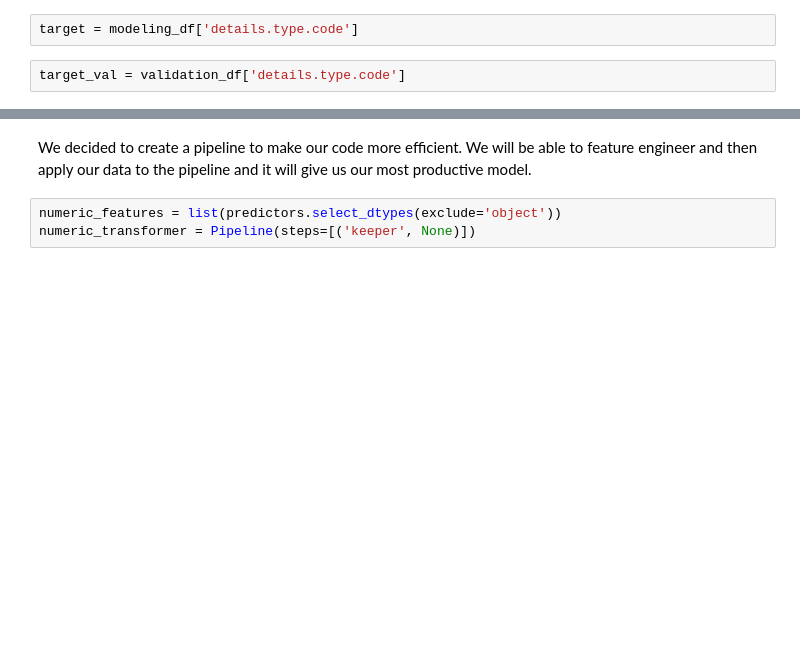
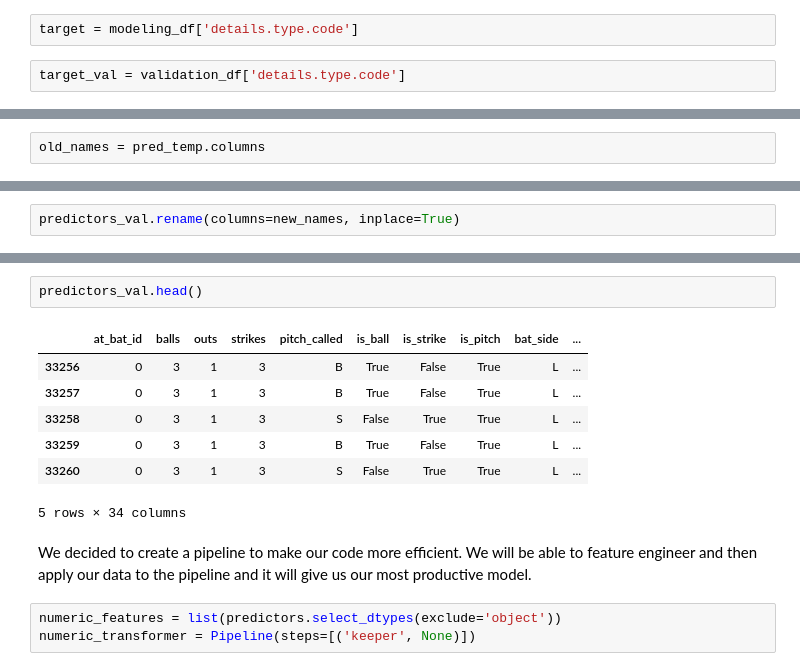
Before and after one commit to MangrobanGit/pitch_ds_baseball_analytics, a Jupyter notebook: pitch_classification_model.ipynb, the cells around one changed output, grey strips where cells are left out. Saved outputs shown, nothing was run; the diff lists cells and outputs as text; blank space fills up the shorter version.

```diff
--- a/pitch_classification_model.ipynb
+++ b/pitch_classification_model.ipynb
@@ -258,0 +292,2 @@ predictors_val = predictors_val.drop(['details.call.description', 'details.type.
+# %%
+old_names = pred_temp.columns
@@ -258,0 +377,2 @@ predictors_val = predictors_val.drop(['details.call.description', 'details.type.
+# %%
+predictors_val.rename(columns=new_names, inplace=True)
@@ -259,3 +390,13 @@ predictors_val = predictors_val.drop(['details.call.description', 'details.type.
+# %%
+predictors_val.head()
+# %% [output]
+|  | at_bat_id | balls | outs | strikes | pitch_called | is_ball | is_strike | is_pitch | bat_side | ... |
+| 33256 | 0 | 3 | 1 | 3 | B | True | False | True | L | ... |
+| 33257 | 0 | 3 | 1 | 3 | B | True | False | True | L | ... |
+| 33258 | 0 | 3 | 1 | 3 | S | False | True | True | L | ... |
+| 33259 | 0 | 3 | 1 | 3 | B | True | False | True | L | ... |
+| 33260 | 0 | 3 | 1 | 3 | S | False | True | True | L | ... |
+5 rows × 34 columns
 # %% [markdown]
 We decided to create a pipeline to make our code more efficient. We will be able to feature engineer and then apply our data to the pipeline and it will give us our most productive model.
 # %%
```
Also changed, not shown: parts of 27 cells of this notebook, 1 other file.
